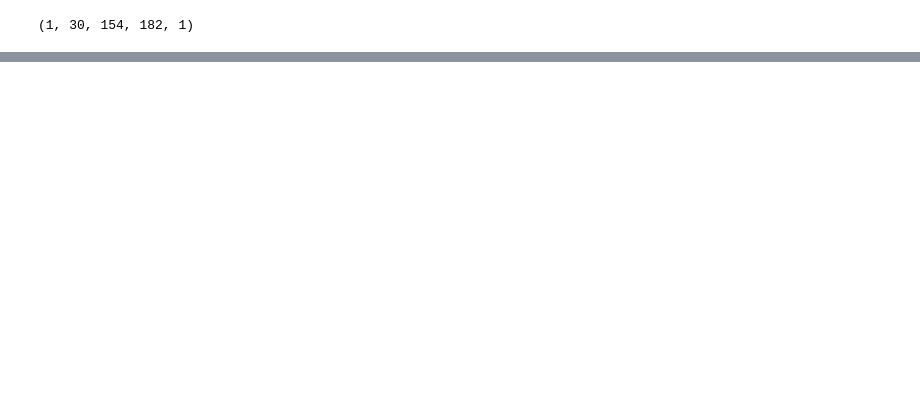
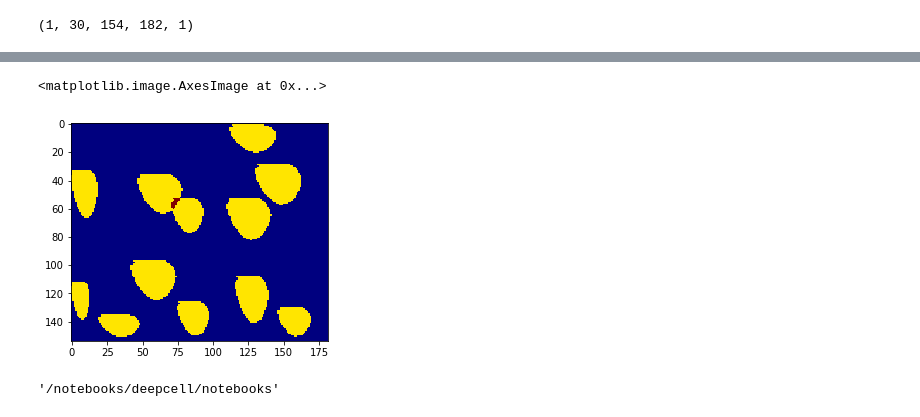
Before and after one commit to rikuturkki/deepcell-tf, a Jupyter notebook: deepcell/notebooks/train_temporal_models-mobilenetv2.ipynb, the cells around one changed output, grey strips where cells are left out. Cells and saved outputs as stored; diff of their text form; code cells hidden in the pictures; blank space fills up the shorter version.

```diff
--- a/deepcell/notebooks/train_temporal_models-mobilenetv2.ipynb
+++ b/deepcell/notebooks/train_temporal_models-mobilenetv2.ipynb
@@ -564,0 +745,10 @@ image.shape
+# %%
+pred = y_pred[-1, -1, :, :, 0]
+plt.imshow(draw_list[-1][...,0], cmap='jet')
+# %% [output]
+<matplotlib.image.AxesImage at 0x...>
+[figure, added]
+# %%
+os.getcwd()
+# %% [output]
+'/notebooks/deepcell/notebooks'
```
Also changed, not shown: parts of 16 cells of this notebook, 4 other files.
